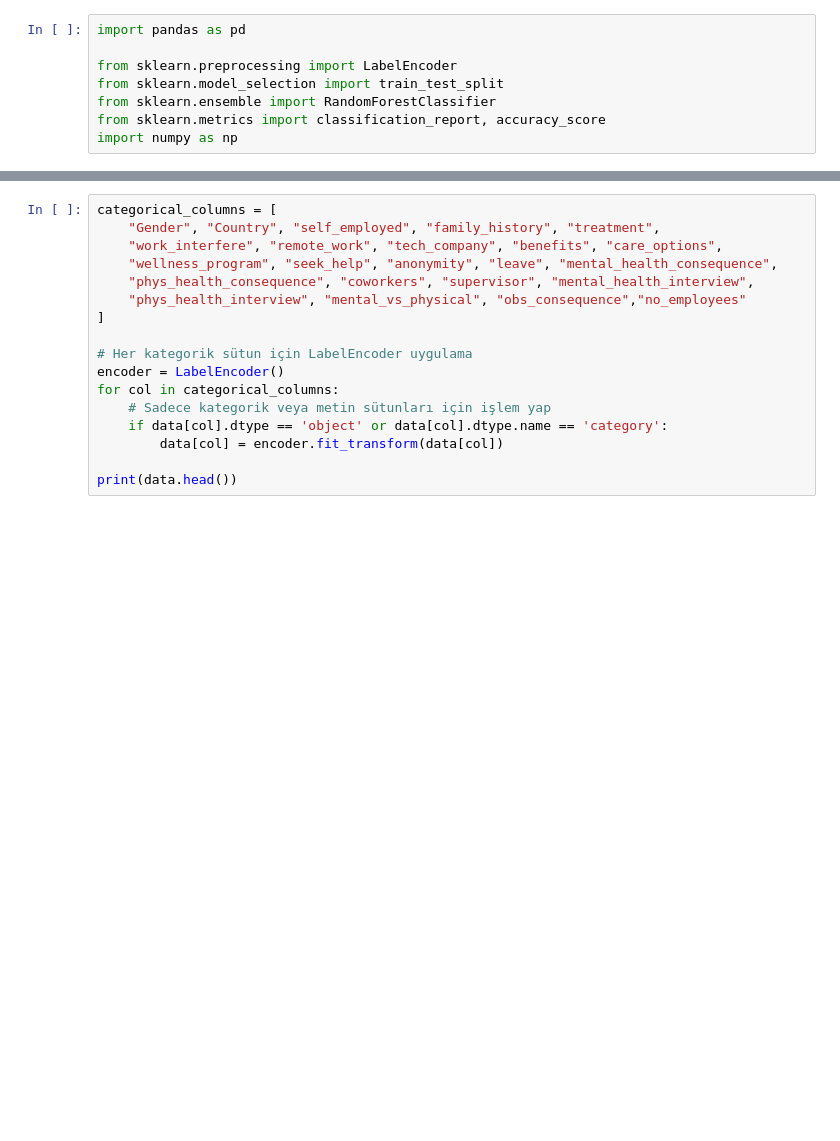
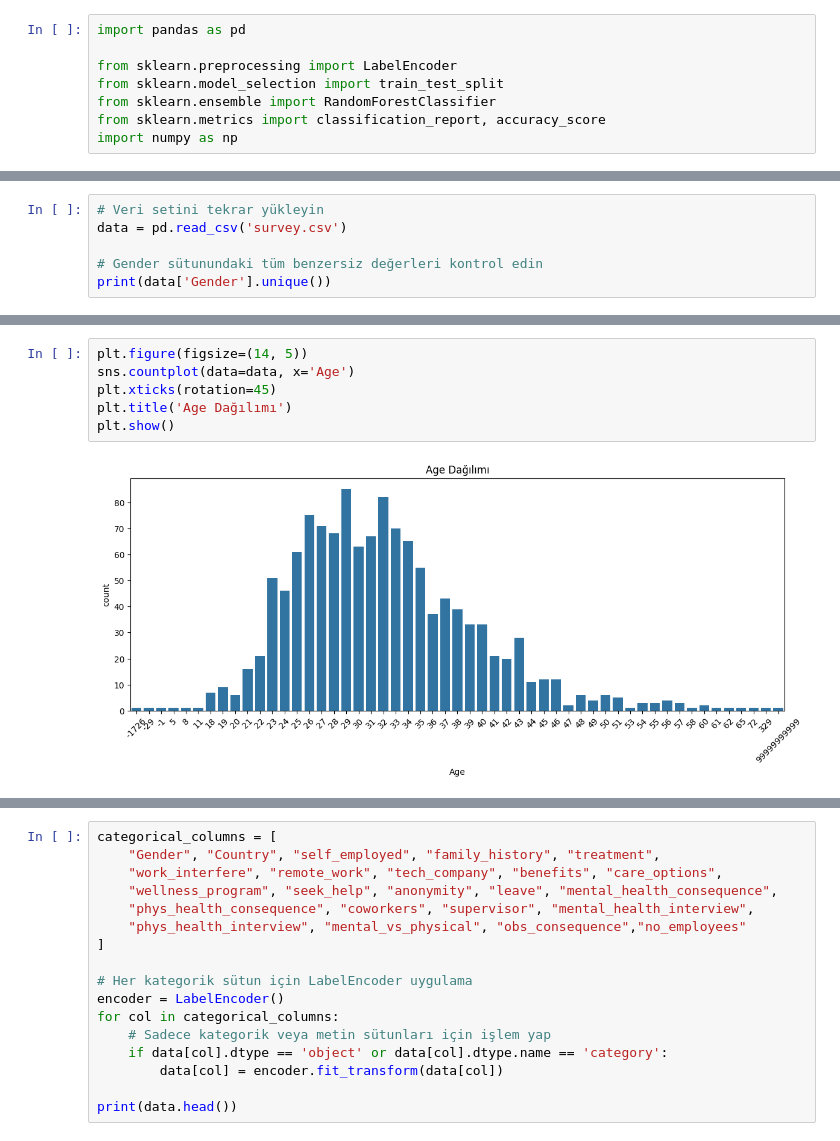
Before and after one commit to Suedaern/Data-Mining-Project, a Jupyter notebook: YeniMining.ipynb, the cells around one changed output, grey strips where cells are left out. Saved outputs shown, nothing was run; the diff lists cells and outputs as text; blank space fills up the shorter version.

```diff
--- a/YeniMining.ipynb
+++ b/YeniMining.ipynb
@@ -67,0 +179,6 @@ data.head()
+# %%
+# Veri setini tekrar yükleyin
+data = pd.read_csv('survey.csv')
+
+# Gender sütunundaki tüm benzersiz değerleri kontrol edin
+print(data['Gender'].unique())
@@ -67,0 +246,8 @@ data.head()
+# %%
+plt.figure(figsize=(14, 5))
+sns.countplot(data=data, x='Age')
+plt.xticks(rotation=45)
+plt.title('Age Dağılımı')
+plt.show()
+# %% [output]
+[figure, added]
```
Also changed, not shown: parts of 32 cells of this notebook.
